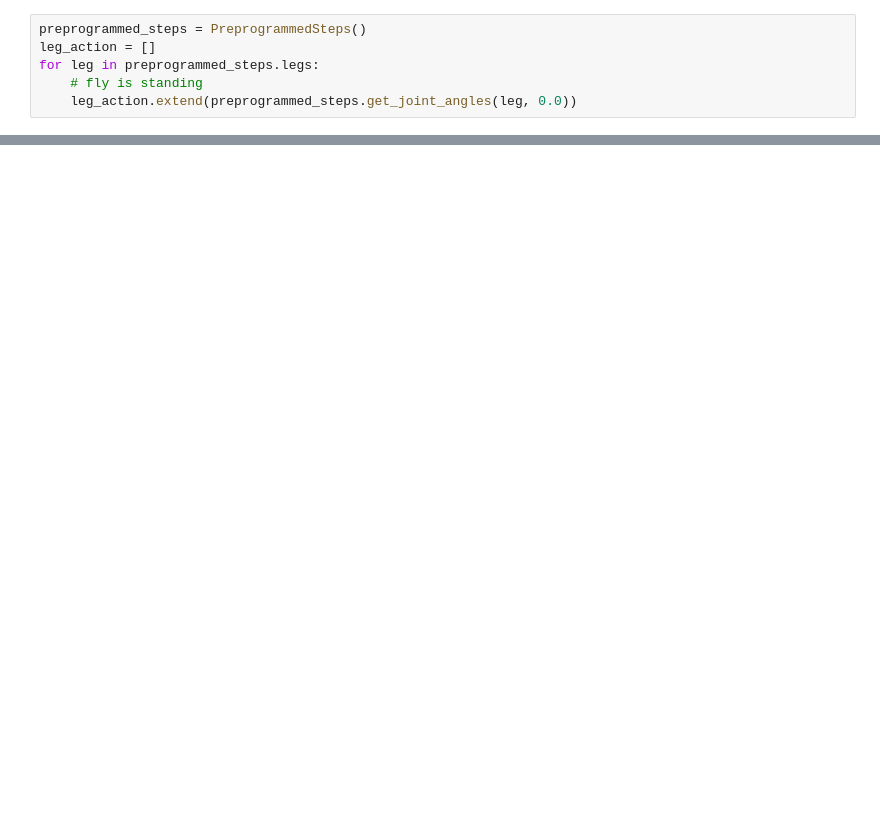
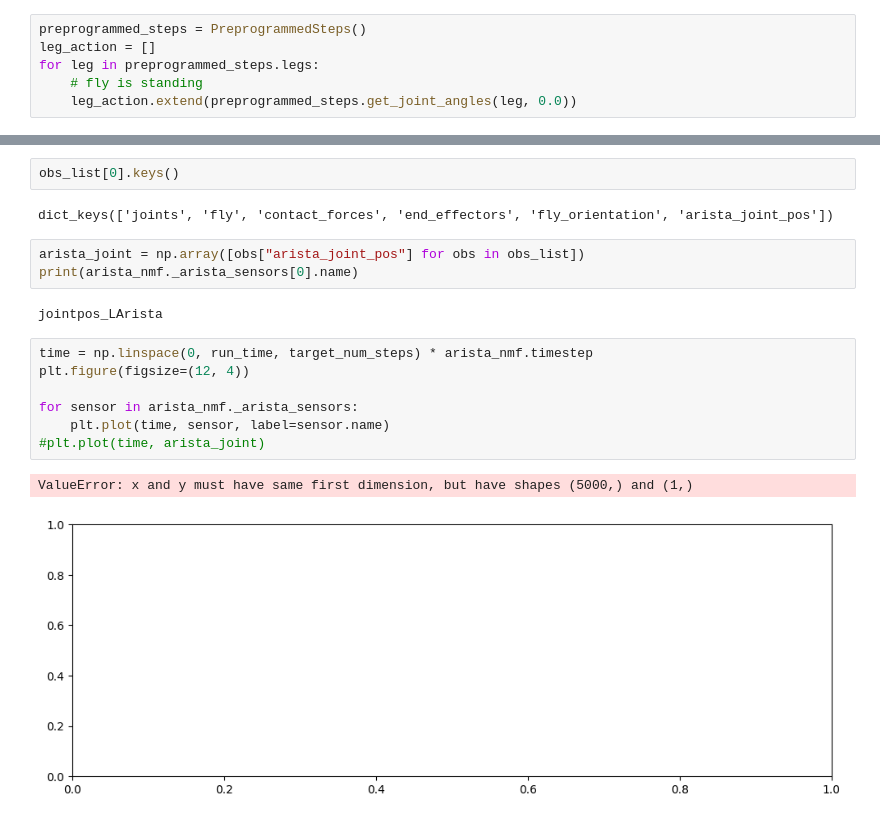
Before and after one commit to Nekoemy/CoBAR_wind_sensing, a Jupyter notebook: test_projet.ipynb, the cells around one changed output, grey strips where cells are left out. Drawn from its saved outputs; the diff is of its cells as text; blank space fills up the shorter version.

```diff
--- a/test_projet.ipynb
+++ b/test_projet.ipynb
@@ -128 +149,20 @@ Video("./arista.mp4")
+# %%
+obs_list[0].keys()
+# %% [output]
+dict_keys(['joints', 'fly', 'contact_forces', 'end_effectors', 'fly_orientation', 'arista_joint_pos'])
+# %%
+arista_joint = np.array([obs["arista_joint_pos"] for obs in obs_list])
+print(arista_nmf._arista_sensors[0].name)
+# %% [output]
+jointpos_LArista
+# %%
+time = np.linspace(0, run_time, target_num_steps) * arista_nmf.timestep
+plt.figure(figsize=(12, 4))
+
+for sensor in arista_nmf._arista_sensors:
+    plt.plot(time, sensor, label=sensor.name)
+#plt.plot(time, arista_joint)
+# %% [output]
+ValueError: x and y must have same first dimension, but have shapes (5000,) and (1,)
+[figure, added]
 # %%
```
Also changed, not shown: parts of 8 cells of this notebook, 1 other file.
